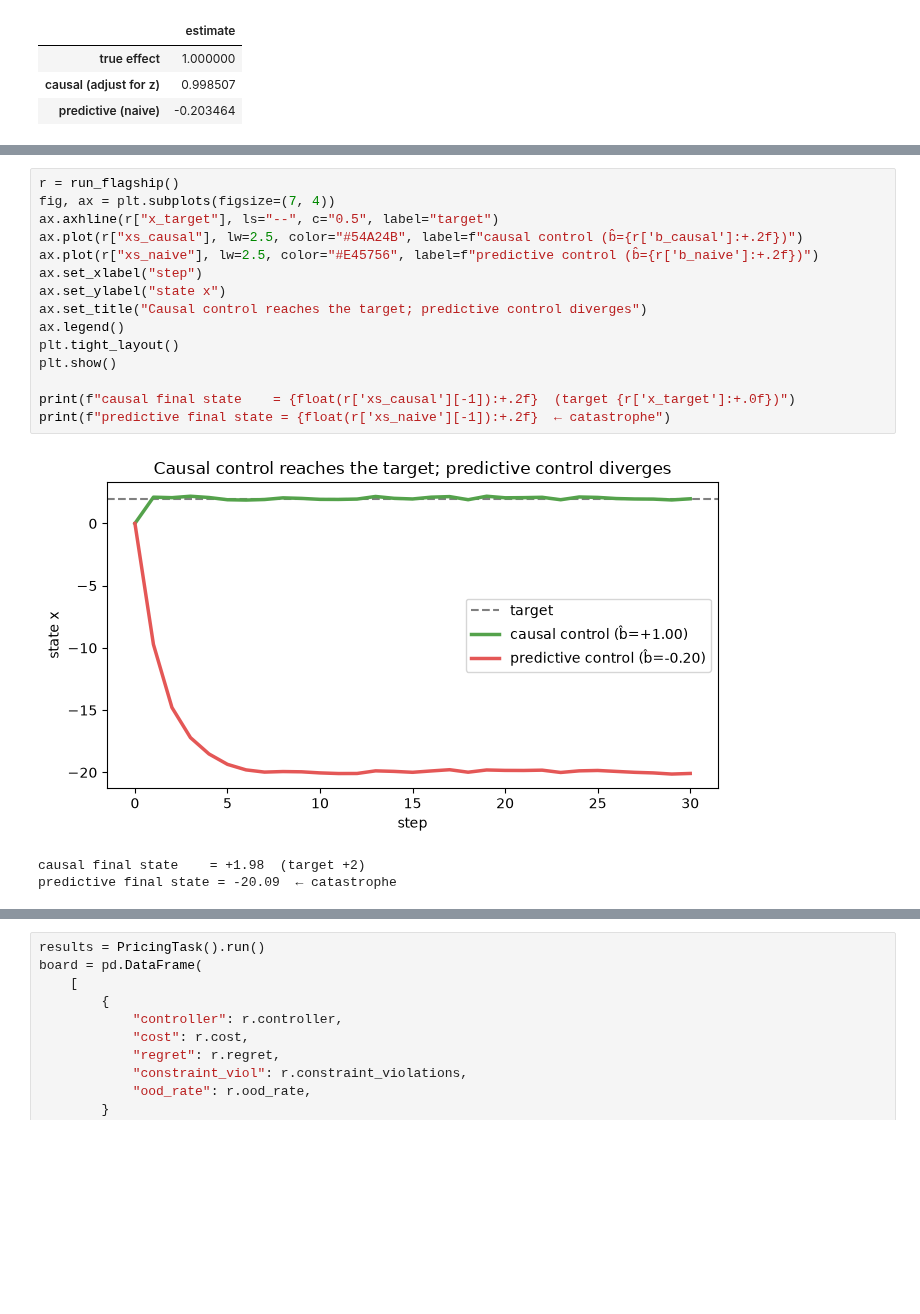
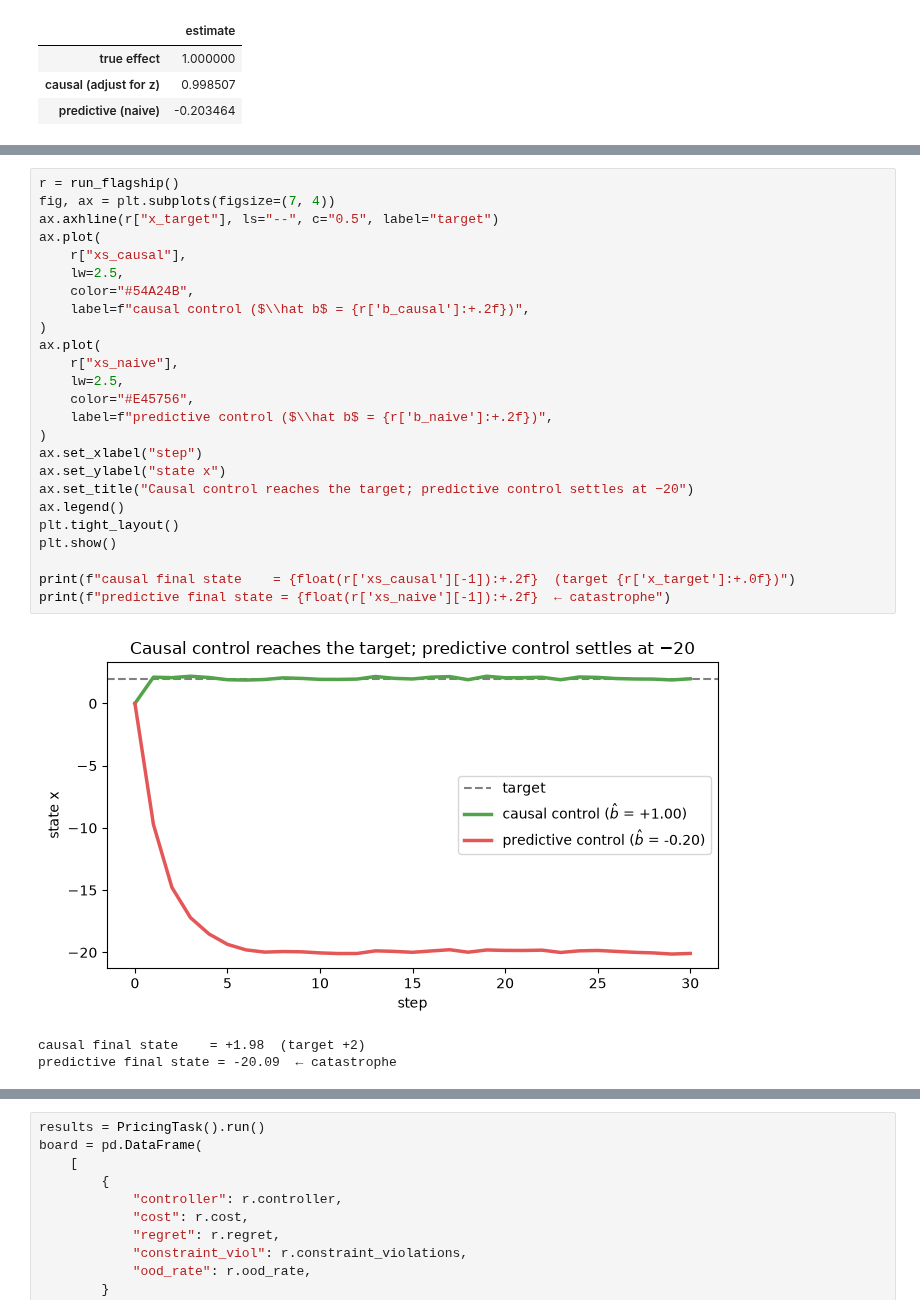
Before and after one commit to causaldyn/causal-hybrid-control, a Jupyter notebook: notebooks/01_causal_vs_predictive_control.ipynb, the cells around one changed output, grey strips where cells are left out. Saved outputs shown, nothing was run; the diff lists cells and outputs as text; blank space fills up the shorter version.

```diff
--- a/notebooks/01_causal_vs_predictive_control.ipynb
+++ b/notebooks/01_causal_vs_predictive_control.ipynb
@@ -78,20 +84,30 @@ controller reaches the target.
 # %%
 r = run_flagship()
 fig, ax = plt.subplots(figsize=(7, 4))
 ax.axhline(r["x_target"], ls="--", c="0.5", label="target")
-ax.plot(r["xs_causal"], lw=2.5, color="#54A24B", label=f"causal control (b̂={r['b_causal']:+.2f})")
-ax.plot(r["xs_naive"], lw=2.5, color="#E45756", label=f"predictive control (b̂={r['b_naive']:+.2f})")
+ax.plot(
+    r["xs_causal"],
+    lw=2.5,
+    color="#54A24B",
+    label=f"causal control ($\\hat b$ = {r['b_causal']:+.2f})",
+)
+ax.plot(
+    r["xs_naive"],
+    lw=2.5,
+    color="#E45756",
+    label=f"predictive control ($\\hat b$ = {r['b_naive']:+.2f})",
+)
 ax.set_xlabel("step")
 ax.set_ylabel("state x")
-ax.set_title("Causal control reaches the target; predictive control diverges")
+ax.set_title("Causal control reaches the target; predictive control settles at −20")
 ax.legend()
 plt.tight_layout()
 plt.show()
 
 print(f"causal final state    = {float(r['xs_causal'][-1]):+.2f}  (target {r['x_target']:+.0f})")
 print(f"predictive final state = {float(r['xs_naive'][-1]):+.2f}  ← catastrophe")
 # %% [output]
-[figure, old version]
+[figure, new version]
 causal final state    = +1.98  (target +2)
 predictive final state = -20.09  ← catastrophe
 # %% [markdown]
```
Also changed, not shown: parts of 7 cells of this notebook, 30 other files.
